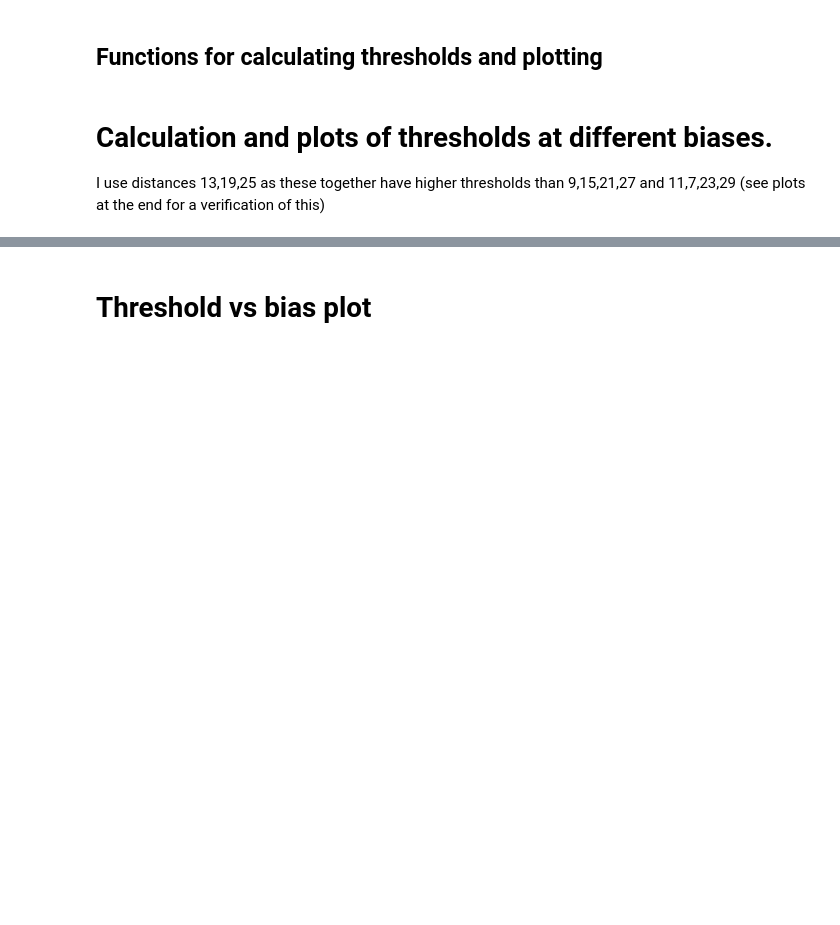
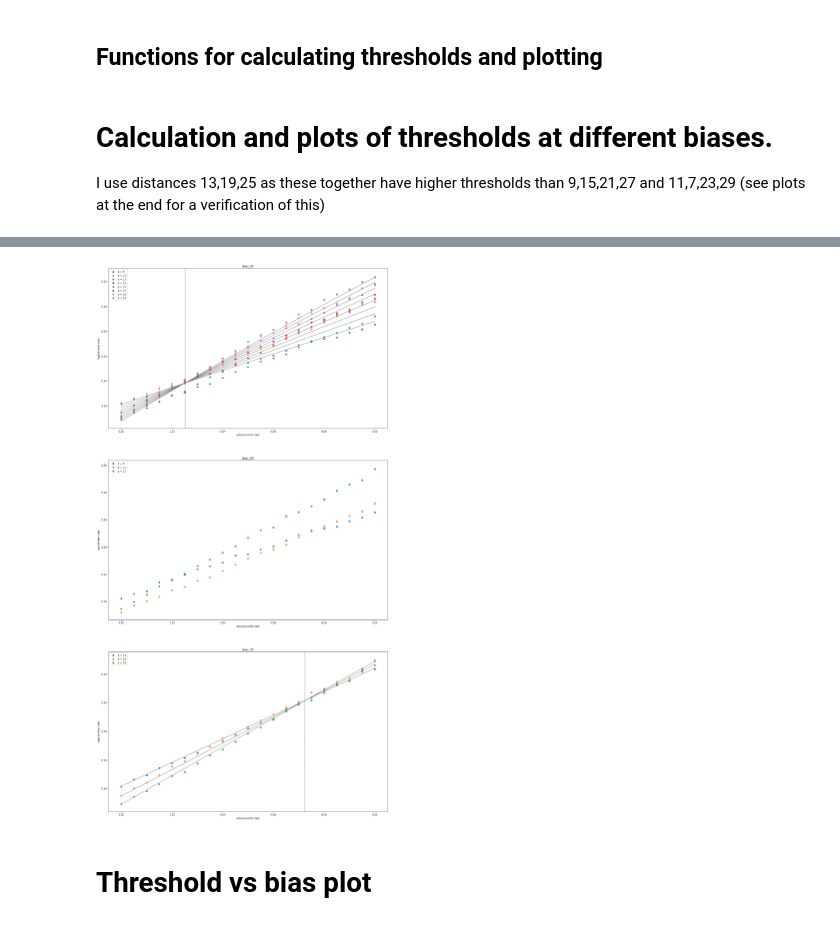
Before and after one commit to peter-janderks/restriction_decoder_domain_wall_colour_code, a Jupyter notebook: create_threshold_plot.ipynb, the cells around one changed output, grey strips where cells are left out. Cells and saved outputs as stored; diff of their text form; code cells hidden in the pictures; blank space fills up the shorter version.

```diff
--- a/create_threshold_plot.ipynb
+++ b/create_threshold_plot.ipynb
@@ -155,3 +155,12 @@ thresholds[1000] = calculate_threshold(data[1000],ax=axs[7],title='bias_' + str(
+# %%
+fig, axs = plt.subplots(nrows=3,figsize=(20,40))
+thresholds = dict()
+thresholds[30] = calculate_threshold(data[30],ax=axs[0],title='bias_' + str(30),distances=[9,11,13,15,17,19,21,23],calculate_threshold=True)
+#thresholds[30] = calculate_threshold(data[30],ax=axs[1],title='bias_' + str(30),distances=[7,13,19],calculate_threshold=False)
+thresholds[30] = calculate_threshold(data[30],ax=axs[1],title='bias_' + str(30),distances=[9,13,17],calculate_threshold=False)
+thresholds[30] = calculate_threshold(data[30],ax=axs[2],title='bias_' + str(30),distances=[11,15,19],calculate_threshold=True)
+# %% [output]
+[figure, added]
 # %% [markdown]
 # Threshold vs bias plot
 # %%
```
Also changed, not shown: parts of 8 cells of this notebook, 8 other files.
